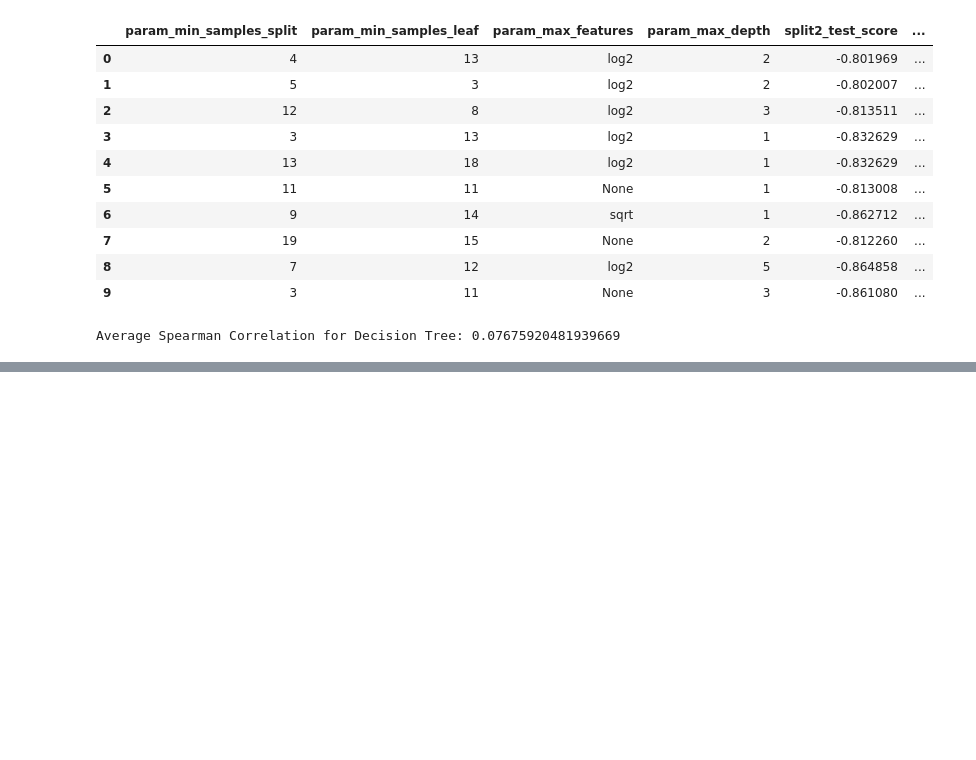
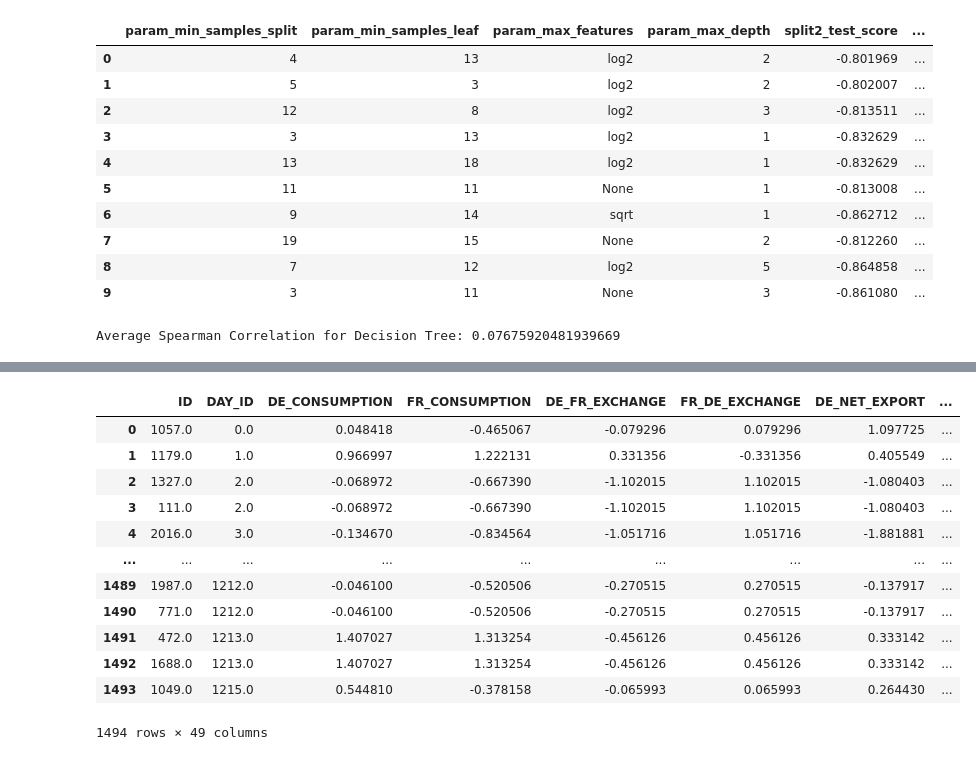
Before and after one commit to alexandra-pricop/EnsembleLearning, a Jupyter notebook: Decision_Trees.ipynb, the cells around one changed output, grey strips where cells are left out. Drawn from its saved outputs; the diff is of its cells as text; code cells hidden in the pictures; blank space fills up the shorter version.

```diff
--- a/Decision_Trees.ipynb
+++ b/Decision_Trees.ipynb
@@ -304,0 +337,19 @@ Average Spearman Correlation for Decision Tree: 0.07675920481939669
+# %%
+#Linearize the relationship of eolienne production relative to wind
+x_train_imputed['FR_WIND_SQR'] = x_train_imputed['FR_WIND'] **(1/2)
+x_train_imputed['DE_WIND_SQR'] = x_train_imputed['DE_WIND'] **(1/2)
+
+x_train_imputed['FR_RAIN_CUBE'] = x_train_imputed['FR_RAIN']**(1/6)
+x_train_imputed['DE_RAIN_CUBE'] = x_train_imputed['DE_RAIN']**(1/6)
+
+x_train_imputed['FR_NON_RENEW_CONSUMPTION'] = x_train_imputed['FR_RESIDUAL_LOAD']/x_train_imputed['FR_CONSUMPTION']
+x_train_imputed['DE_NON_RENEW_CONSUMPTION'] = x_train_imputed['DE_RESIDUAL_LOAD']/x_train_imputed['DE_CONSUMPTION']
+
+x_train_imputed['FR_PERC_ELEC_TO_DE'] = x_train_imputed['FR_DE_EXCHANGE']/x_train_imputed['FR_NET_EXPORT']
+x_train_imputed['DE_PERC_ELEC_TO_FR'] = x_train_imputed['DE_FR_EXCHANGE']/x_train_imputed['DE_NET_EXPORT']
+
+x_train_imputed['FR_NON_RENEWABLE'] = x_train_imputed['FR_COAL']+ x_train_imputed['FR_GAS'] + x_train_imputed['FR_NUCLEAR']
+x_train_imputed['FR_RENEWABLE'] = x_train_imputed['FR_HYDRO']+ x_train_imputed['FR_SOLAR'] + x_train_imputed['FR_WINDPOW']
+
+x_train_imputed['DE_NON_RENEWABLE'] = x_train_imputed['FR_COAL']+ x_train_imputed['FR_GAS'] + x_train_imputed['FR_NUCLEAR'] + x_train_imputed['DE_LIGNITE']
+x_train_imputed['DE_RENEWABLE'] = x_train_imputed['FR_HYDRO']+ x_train_imputed['FR_SOLAR'] + x_train_imputed['FR_WINDPOW']
@@ -304,0 +358,16 @@ Average Spearman Correlation for Decision Tree: 0.07675920481939669
+# %%
+data_merged
+# %% [output]
+|  | ID | DAY_ID | DE_CONSUMPTION | FR_CONSUMPTION | DE_FR_EXCHANGE | FR_DE_EXCHANGE | DE_NET_EXPORT | ... |
+| 0 | 1057.0 | 0.0 | 0.048418 | -0.465067 | -0.079296 | 0.079296 | 1.097725 | ... |
+| 1 | 1179.0 | 1.0 | 0.966997 | 1.222131 | 0.331356 | -0.331356 | 0.405549 | ... |
+| 2 | 1327.0 | 2.0 | -0.068972 | -0.667390 | -1.102015 | 1.102015 | -1.080403 | ... |
+| 3 | 111.0 | 2.0 | -0.068972 | -0.667390 | -1.102015 | 1.102015 | -1.080403 | ... |
+| 4 | 2016.0 | 3.0 | -0.134670 | -0.834564 | -1.051716 | 1.051716 | -1.881881 | ... |
+| ... | ... | ... | ... | ... | ... | ... | ... | ... |
+| 1489 | 1987.0 | 1212.0 | -0.046100 | -0.520506 | -0.270515 | 0.270515 | -0.137917 | ... |
+| 1490 | 771.0 | 1212.0 | -0.046100 | -0.520506 | -0.270515 | 0.270515 | -0.137917 | ... |
+| 1491 | 472.0 | 1213.0 | 1.407027 | 1.313254 | -0.456126 | 0.456126 | 0.333142 | ... |
+| 1492 | 1688.0 | 1213.0 | 1.407027 | 1.313254 | -0.456126 | 0.456126 | 0.333142 | ... |
+| 1493 | 1049.0 | 1215.0 | 0.544810 | -0.378158 | -0.065993 | 0.065993 | 0.264430 | ... |
+1494 rows × 49 columns
```
Also changed, not shown: parts of 9 cells of this notebook.
